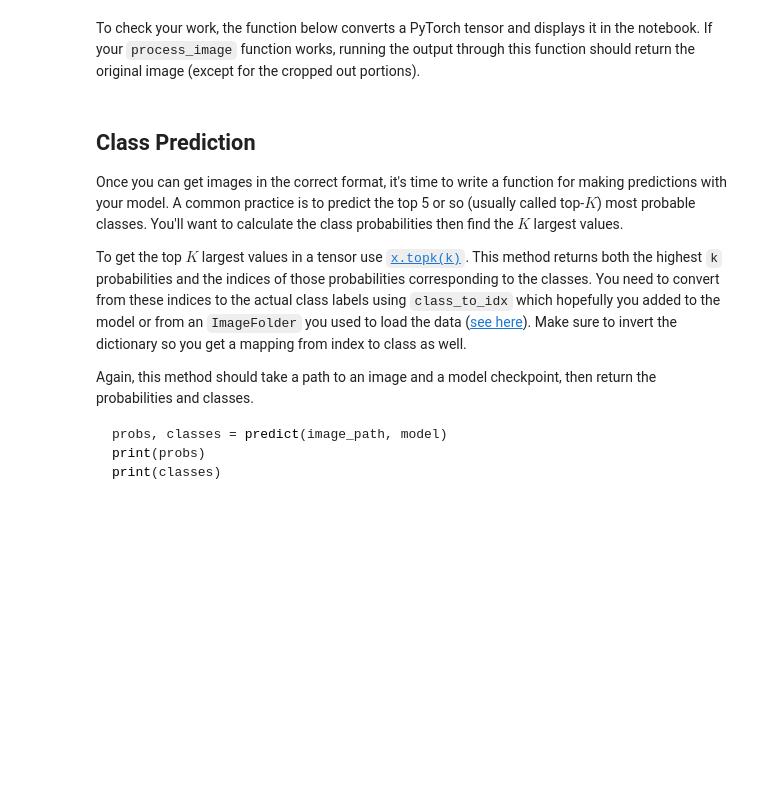
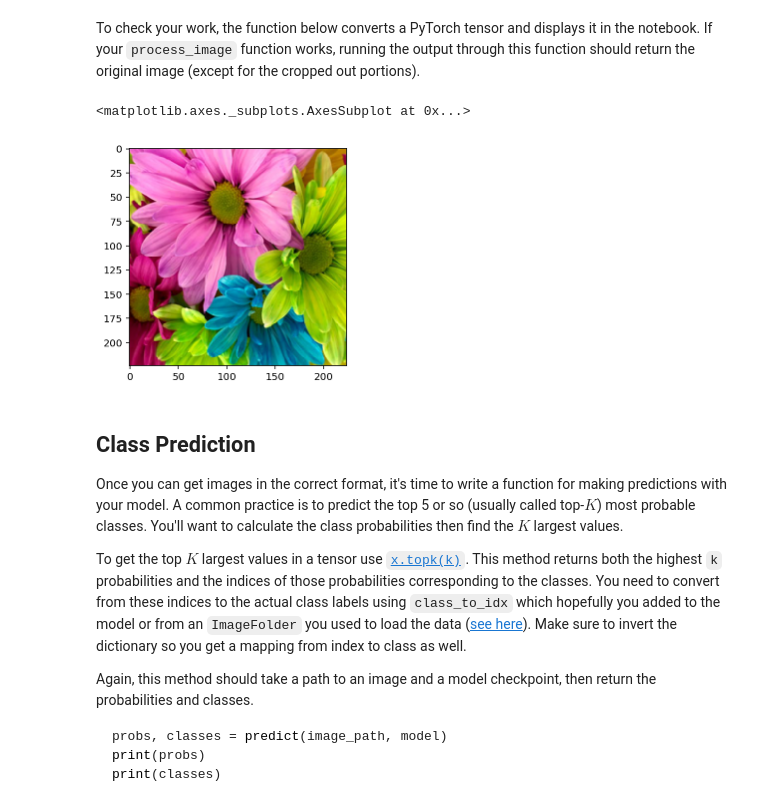
Before and after one commit to andrade-marco/flower-classifier, a Jupyter notebook: Image Classifier Project.ipynb, the cells around one changed output. Drawn from its saved outputs; the diff is of its cells as text; code cells hidden in the pictures; blank space fills up the shorter version.

```diff
--- a/Image Classifier Project.ipynb
+++ b/Image Classifier Project.ipynb
@@ -261,26 +342,59 @@ def process_image(image):
+# %%
+def process_image(image):
+    ''' Scales, crops, and normalizes a PIL image for a PyTorch model,
+        returns an Numpy array
+    '''
+    # Get image size and aspect ratio
+    img = Image.open(image)
+    width, height = img.size
+    ratio = width/height
+
+    # Calculate new dimensions for resizing
+    w = 256 if ratio < 1 else 256*ratio
+    h = 256/ratio if ratio < 1 else 256
+    l = (w - 224)/2
+    r = (w + 224)/2
+    u = (h - 224)/2
+    b = (h + 224)/2
+
+    # Resize image, then crop out the center (224 x 224)
+    # Get the np array of the image to normalize it
+    img.thumbnail((w, h))
+    cropped_img = img.crop((l, u, r, b)) #left, upper, right, lower
+    np_img = np.array(cropped_img)
+    norm_np_img = ((np_img/255) - [0.485, 0.456, 0.406])/[0.229, 0.224, 0.225]
+
+    # Return the tensor
+    return torch.from_numpy(norm_np_img.transpose())
 # %% [markdown]
 To check your work, the function below converts a PyTorch tensor and displays it in the notebook. If your `process_image` function works, running the output through this function should return the original image (except for the cropped out portions).
 # %%
 def imshow(image, ax=None, title=None):
     """Imshow for Tensor."""
     if ax is None:
         fig, ax = plt.subplots()
 
     # PyTorch tensors assume the color channel is the first dimension
     # but matplotlib assumes is the third dimension
     image = image.numpy().transpose((1, 2, 0))
 
     # Undo preprocessing
     mean = np.array([0.485, 0.456, 0.406])
     std = np.array([0.229, 0.224, 0.225])
     image = std * image + mean
 
     # Image needs to be clipped between 0 and 1 or it looks like noise when displayed
     image = np.clip(image, 0, 1)
 
     ax.imshow(image)
 
     return ax
+
+img = process_image("flower_test_2.jpeg")
+imshow(img)
+# %% [output]
+<matplotlib.axes._subplots.AxesSubplot at 0x...>
+[figure, added]
 # %% [markdown]
 ## Class Prediction
 
```
Also changed, not shown: parts of 15 cells of this notebook, 3 other files.
